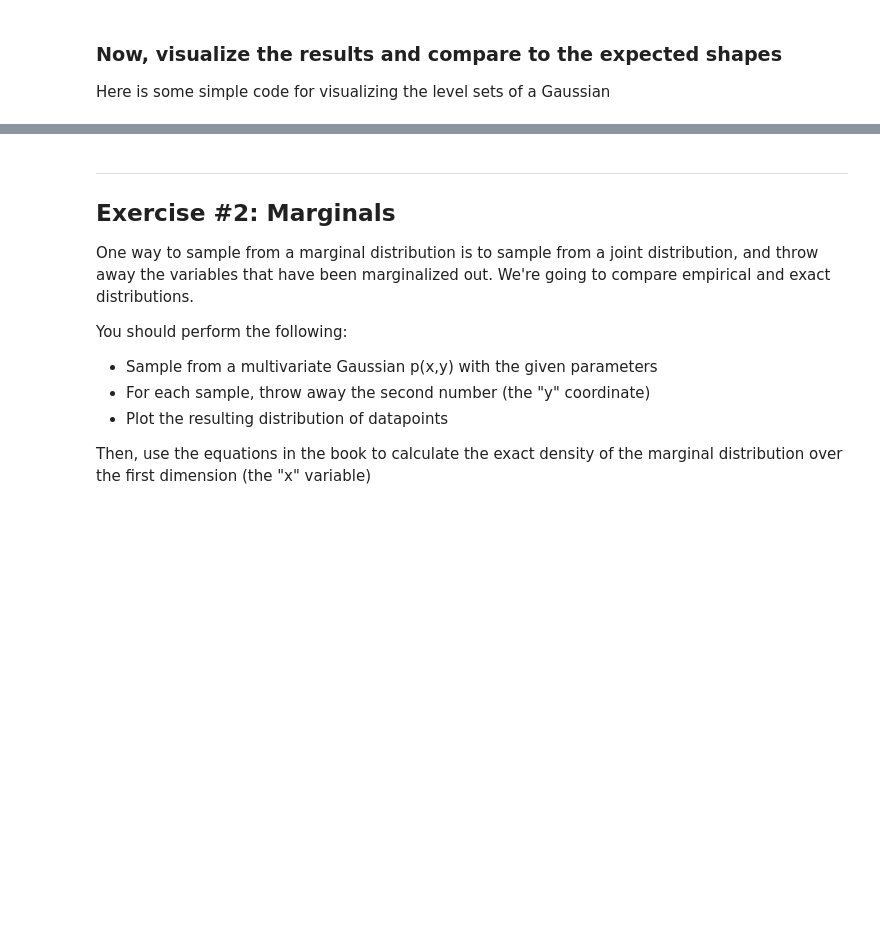
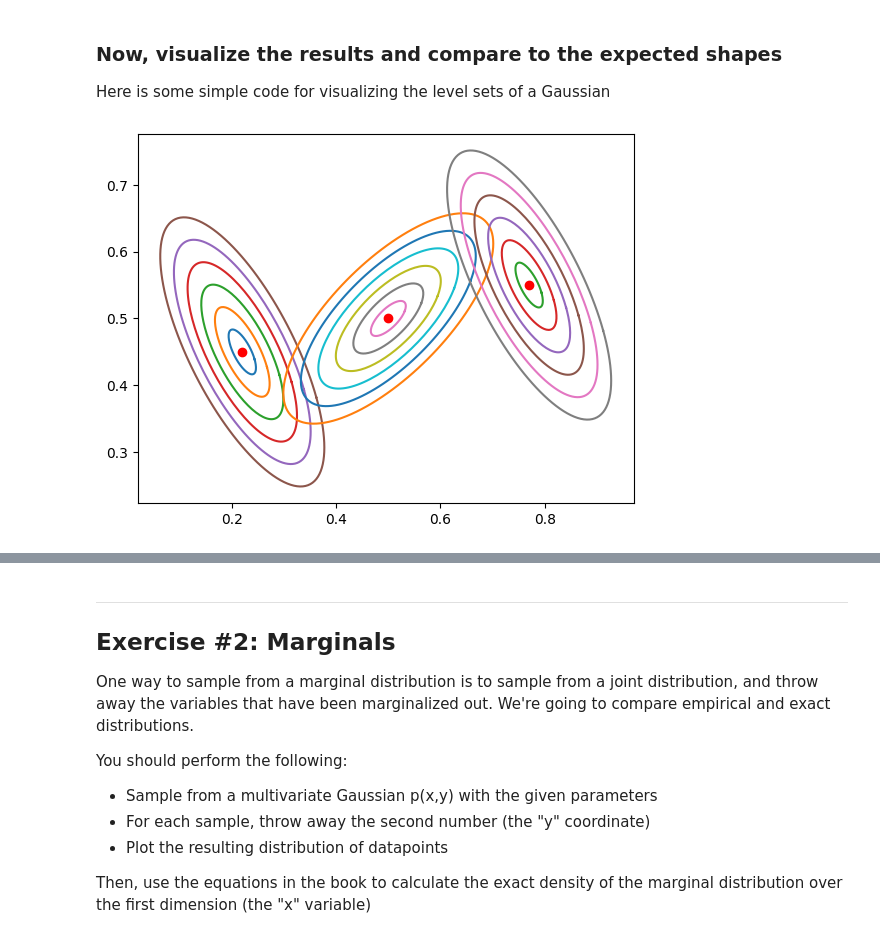
Before and after one commit to eddykim0118/LeetCode, a Jupyter notebook: labs/cs473_lab_week_3.ipynb, the cells around one changed output, grey strips where cells are left out. Cells and saved outputs as stored; diff of their text form; code cells hidden in the pictures; blank space fills up the shorter version.

```diff
--- a/labs/cs473_lab_week_3.ipynb
+++ b/labs/cs473_lab_week_3.ipynb
@@ -58,7 +58,7 @@ Here is some simple code for visualizing the level sets of a Gaussian
 import matplotlib.pyplot as plt
 from scipy import linalg
 
-
+Weight = [1/3, 1/3, 1/3]
 
 def sigmaEllipse2D(mu, Sigma, level=3, npoints=128):
     """
@@ -75,30 +75,32 @@ def sigmaEllipse2D(mu, Sigma, level=3, npoints=128):
     Output:
         XY          [2 x npoints] matrix. First row holds x-coordinates, second
                     row holds the y-coordinates. First and last columns should
                     be the same point, to create a closed curve.
     """
     phi = np.linspace(0, 2 * np.pi, npoints)
     x = np.cos(phi)
     y = np.sin(phi)
     z = level * np.vstack((x, y))
     xy = mu + linalg.sqrtm(Sigma).dot(z)
     return xy
 
 def plot_sigma_levels(mu, P):
     xy_1 = sigmaEllipse2D(mu, P, 0.25)
     xy_2 = sigmaEllipse2D(mu, P, 0.5)
     xy_3 = sigmaEllipse2D(mu, P, 0.75)
     xy_4 = sigmaEllipse2D(mu, P, 1)
     xy_5 = sigmaEllipse2D(mu, P, 1.25)
     xy_6 = sigmaEllipse2D(mu, P, 1.5)
     plt.plot(xy_1[0], xy_1[1])
     plt.plot(xy_2[0], xy_2[1])
     plt.plot(xy_3[0], xy_3[1])
     plt.plot(xy_4[0], xy_4[1])
     plt.plot(xy_5[0], xy_5[1])
     plt.plot(xy_6[0], xy_6[1])
     plt.plot(mu[0], mu[1], "ro")
 
 
 for i in range( len(Mu) ):
     plot_sigma_levels(Mu[i], Sigma[i])
+# %% [output]
+[figure, added]
```
Also changed, not shown: parts of 11 cells of this notebook.
